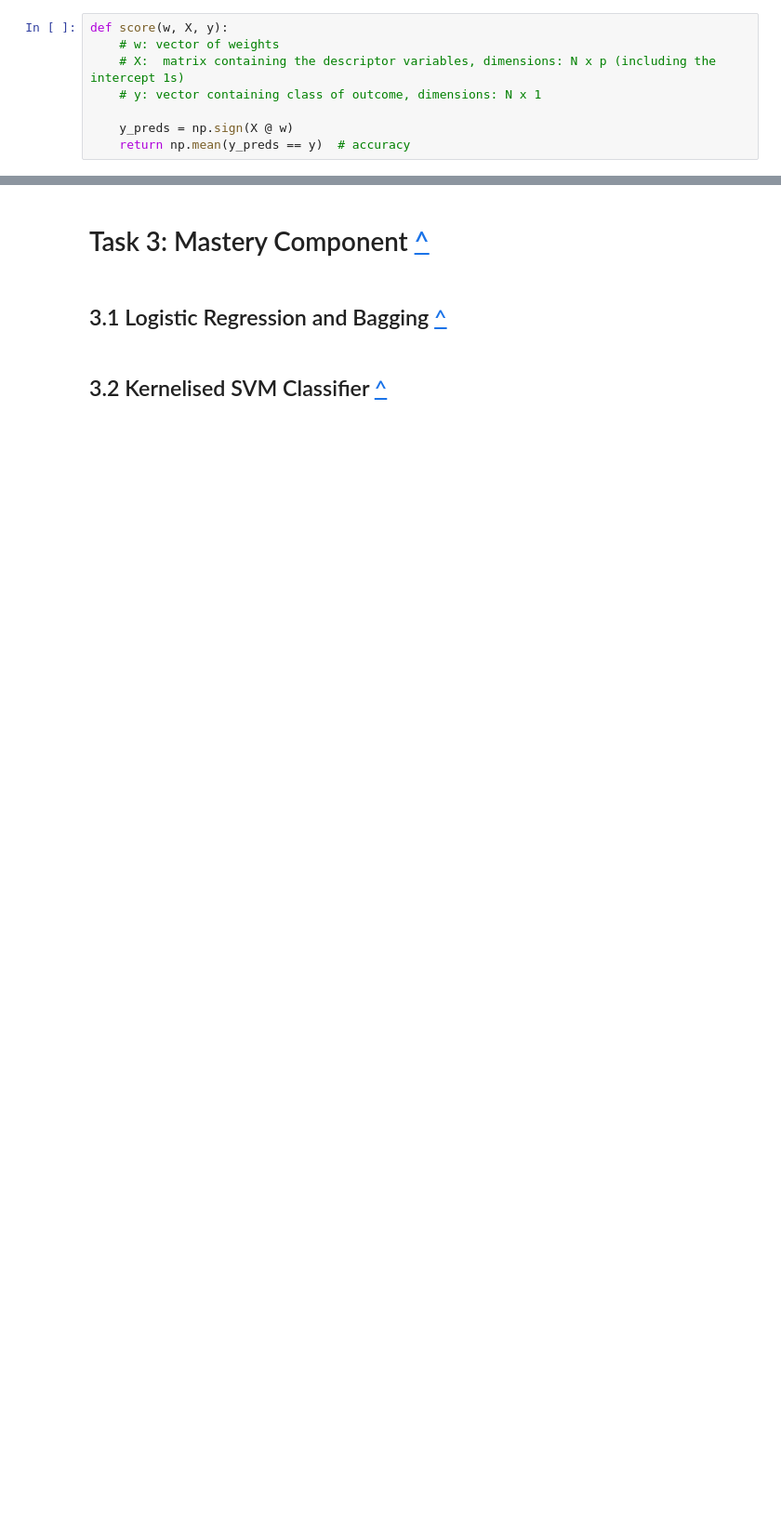
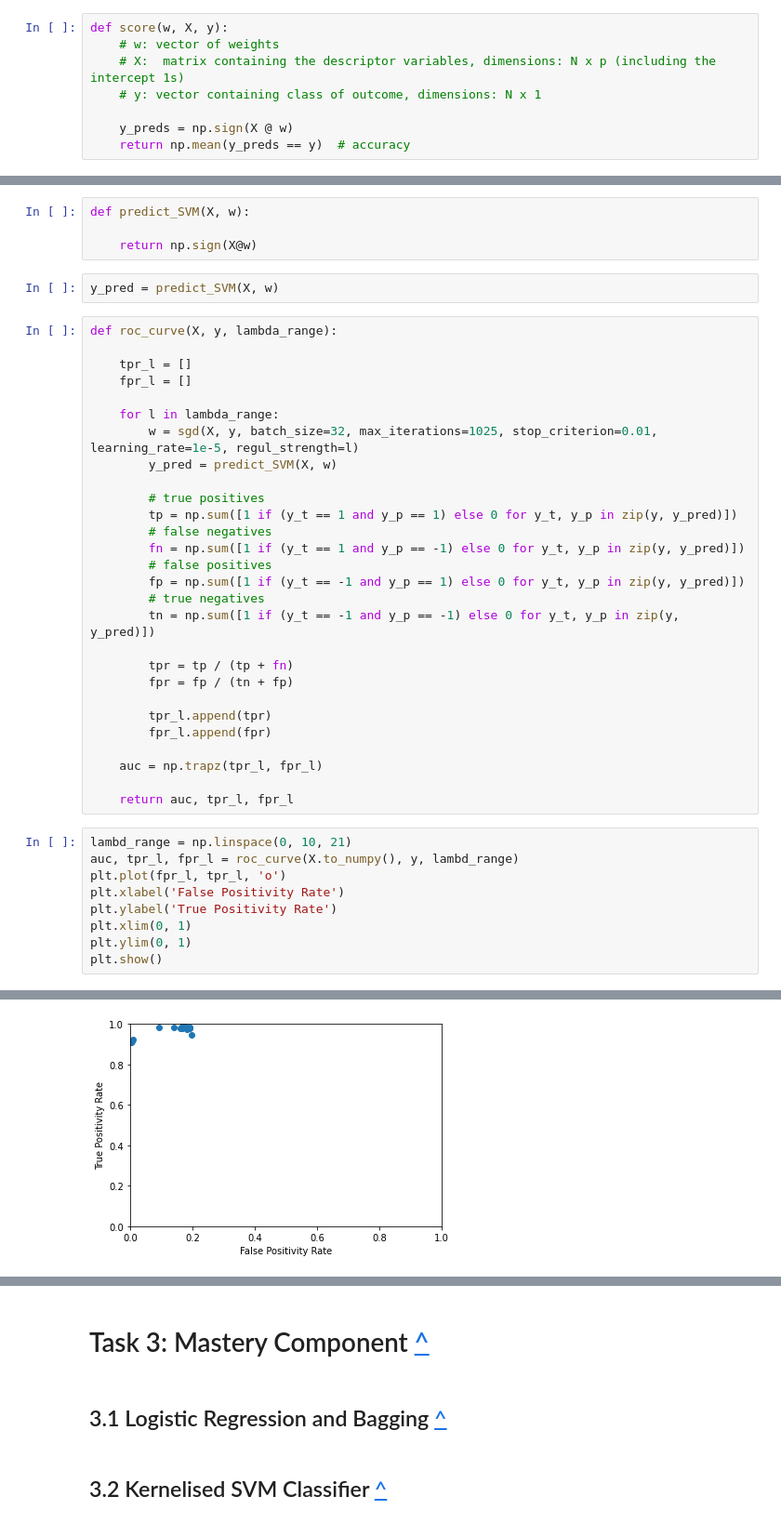
Before and after one commit to GeorgeAlevras/Data-Science-Coursework-1, a Jupyter notebook: Alevras01531221_CW1_clean_V1.ipynb, the cells around one changed output, grey strips where cells are left out. Shown at 93% size. Saved outputs shown, nothing was run; the diff lists cells and outputs as text; blank space fills up the shorter version.

```diff
--- a/Alevras01531221_CW1_clean_V1.ipynb
+++ b/Alevras01531221_CW1_clean_V1.ipynb
@@ -1578,0 +1606,44 @@ def roc_curve(y_true, y_log):
+# %%
+def predict_SVM(X, w):
+
+    return np.sign(X@w)
+# %%
+y_pred = predict_SVM(X, w)
+# %%
+def roc_curve(X, y, lambda_range):
+
+    tpr_l = []
+    fpr_l = []
+
+    for l in lambda_range:
+        w = sgd(X, y, batch_size=32, max_iterations=1025, stop_criterion=0.01, learning_rate=1e-5, regul_strength=l)
+        y_pred = predict_SVM(X, w)
+
+        # true positives
+        tp = np.sum([1 if (y_t == 1 and y_p == 1) else 0 for y_t, y_p in zip(y, y_pred)])
+        # false negatives
+        fn = np.sum([1 if (y_t == 1 and y_p == -1) else 0 for y_t, y_p in zip(y, y_pred)])
+        # false positives
+        fp = np.sum([1 if (y_t == -1 and y_p == 1) else 0 for y_t, y_p in zip(y, y_pred)])
+        # true negatives
+        tn = np.sum([1 if (y_t == -1 and y_p == -1) else 0 for y_t, y_p in zip(y, y_pred)])
+
+        tpr = tp / (tp + fn)
+        fpr = fp / (tn + fp)
+
+        tpr_l.append(tpr)
+        fpr_l.append(fpr)
+
+    auc = np.trapz(tpr_l, fpr_l)
+
+    return auc, tpr_l, fpr_l
+# %%
+lambd_range = np.linspace(0, 10, 21)
+auc, tpr_l, fpr_l = roc_curve(X.to_numpy(), y, lambd_range)
+plt.plot(fpr_l, tpr_l, 'o')
+plt.xlabel('False Positivity Rate')
+plt.ylabel('True Positivity Rate')
+plt.xlim(0, 1)
+plt.ylim(0, 1)
+plt.show()
+# %% [output]
@@ -1578,0 +1671 @@ def roc_curve(y_true, y_log):
+[figure, added]
```
Also changed, not shown: parts of 51 cells of this notebook.
